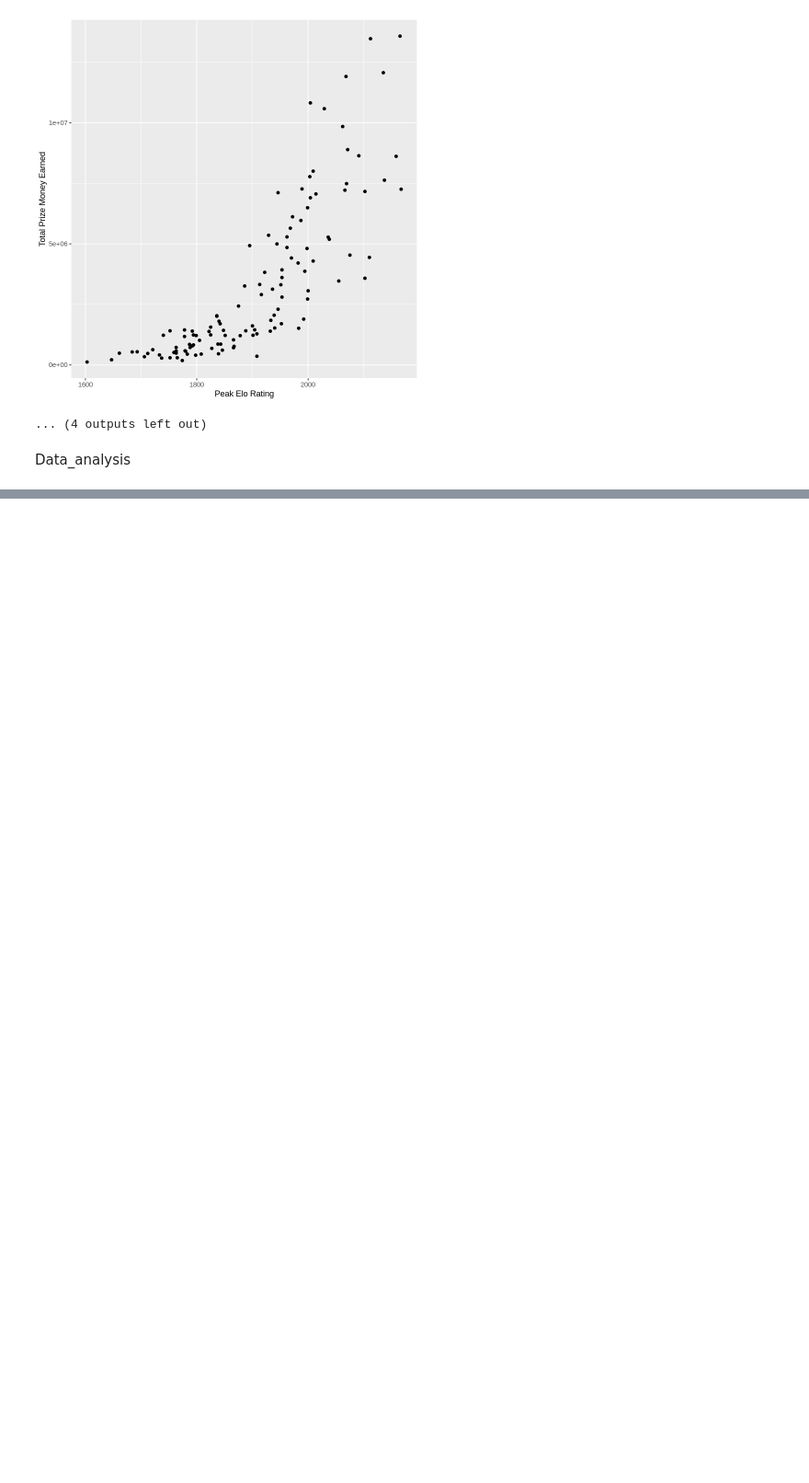
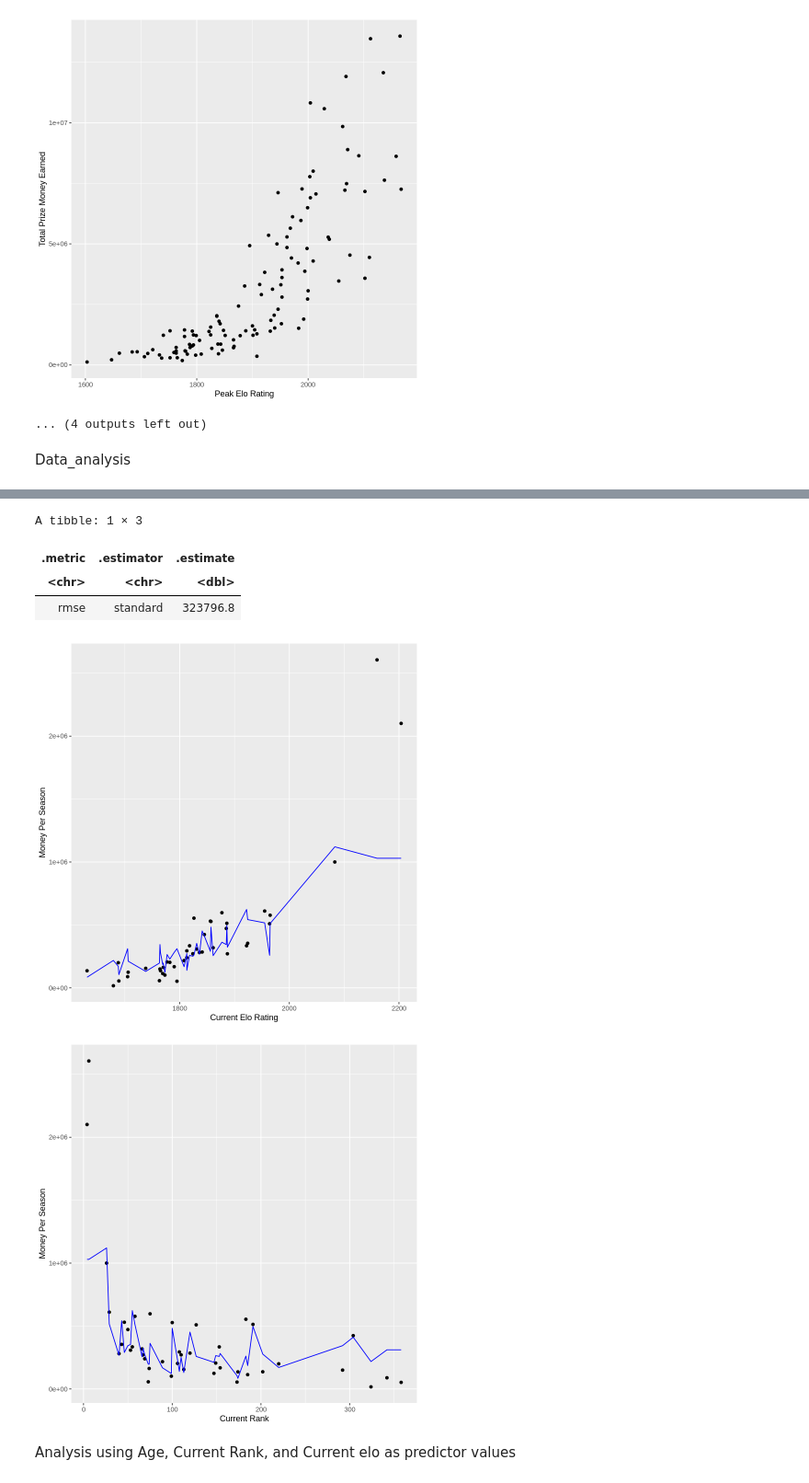
Before and after one commit to mnvibhakar/TennisSalaryProject, a Jupyter notebook: Nolan_Worksheet.ipynb, the cells around one changed output, grey strips where cells are left out. Shown at 92% size. Saved outputs shown, nothing was run; the diff lists cells and outputs as text; code cells hidden in the pictures; blank space fills up the shorter version.

```diff
--- a/Nolan_Worksheet.ipynb
+++ b/Nolan_Worksheet.ipynb
@@ -246,0 +230,39 @@ A tibble: 15 × 7
+# %%
+tennis_spec <- nearest_neighbor(weight_func = "rectangular", neighbors = k_min) |>
+    set_engine("kknn") |>
+    set_mode("regression")
+tennis_fit <- workflow() |>
+    add_model(tennis_spec) |>
+    add_recipe(tennis_recipe) |>
+    fit(tennis_training)
+tennis_preds <- predict(tennis_fit, tennis_testing) |>
+    bind_cols(tennis_testing)
+tennis_metric <- tennis_preds |>
+    metrics(truth = Money.Per.Season, estimate = .pred) |>
+    filter(.metric == "rmse")
+tennis_plot_rank <- tennis_preds |>
+    ggplot(aes(x = Current.Rank, y = Money.Per.Season)) +
+    geom_point() +
+    geom_line(data = tennis_preds,
+              mapping = aes(x = Current.Rank, y = .pred),
+              color = "blue") +
+    labs(x = "Current Rank", y = "Money Per Season")
+tennis_plot_elo <- tennis_preds |>
+    ggplot(aes(x = Current.Elo.Rating, y = Money.Per.Season)) +
+    geom_point() +
+    geom_line(data = tennis_preds,
+              mapping = aes(x = Current.Elo.Rating, y = .pred),
+              color = "blue") +
+    labs(x = "Current Elo Rating", y = "Money Per Season")
+tennis_metric
+tennis_plot_elo
+tennis_plot_rank
+# %% [output]
+A tibble: 1 × 3
+| .metric | .estimator | .estimate |
+| <chr> | <chr> | <dbl> |
+| rmse | standard | 323796.8 |
+[figure, added]
+[figure, added]
+# %% [markdown]
+Analysis using Age, Current Rank, and Current elo as predictor values
```
Also changed, not shown: parts of 6 cells of this notebook.
